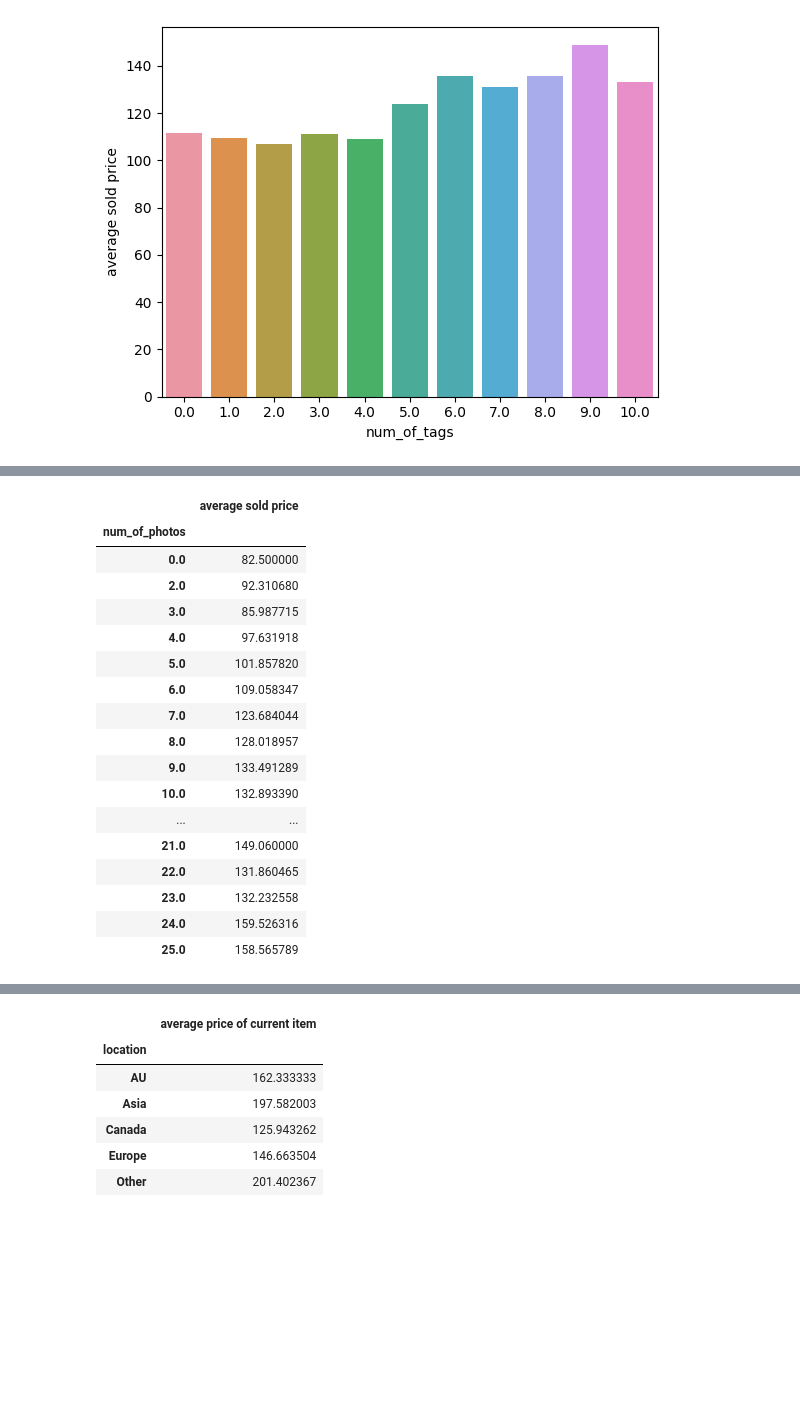
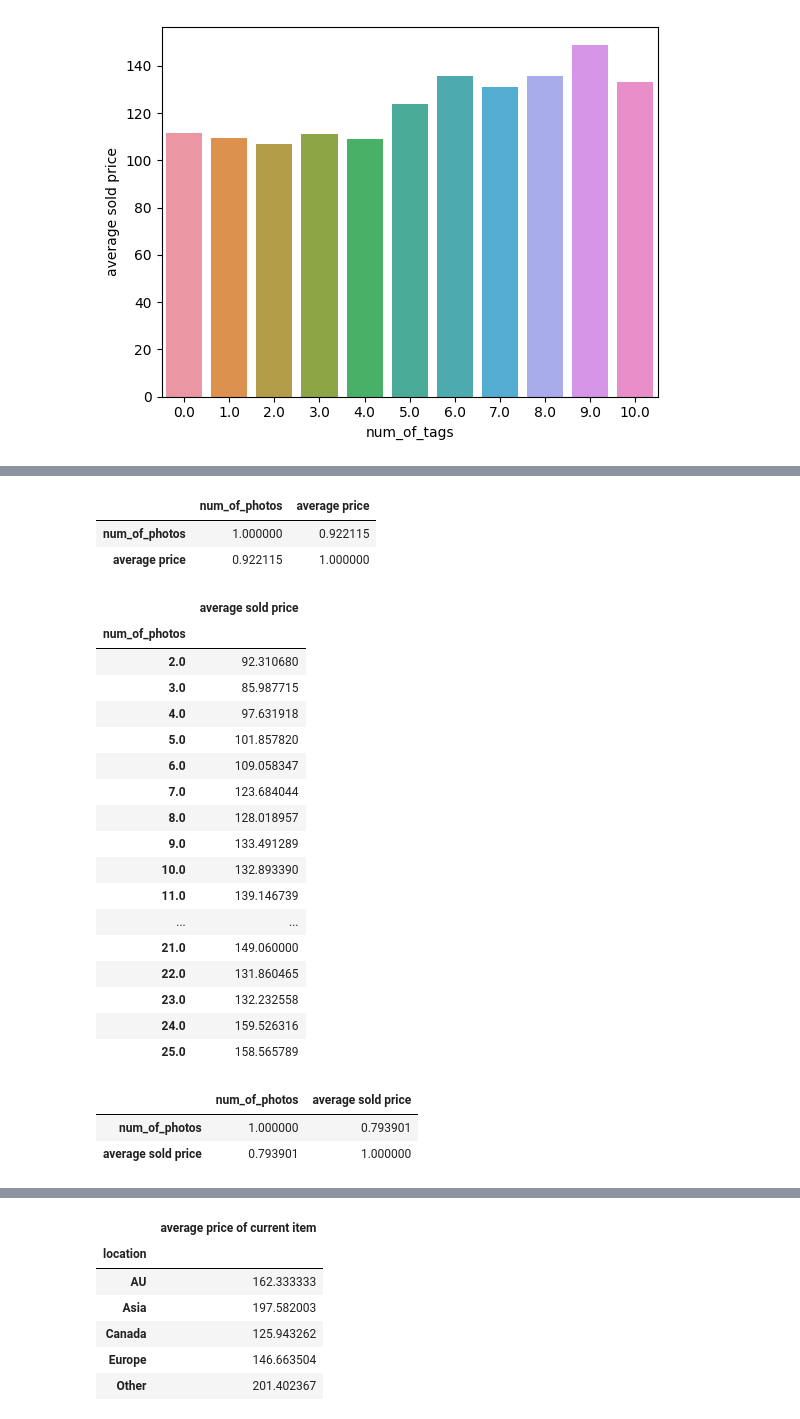
Before and after one commit to kgudalewski/grailed_sales_analysis, a Jupyter notebook: Grailed_data_initial_analysis.ipynb, the cells around one changed output, grey strips where cells are left out. Saved outputs shown, nothing was run; the diff lists cells and outputs as text; code cells hidden in the pictures; blank space fills up the shorter version.

```diff
--- a/Grailed_data_initial_analysis.ipynb
+++ b/Grailed_data_initial_analysis.ipynb
@@ -167,0 +310,2 @@ measurements issue
+# %%
+df = pd.concat([df,mlb_designers_df],axis=1).drop(columns=["designers"])
@@ -167,0 +348,2 @@ measurements issue
+# %%
+df.description = df.description.apply(lambda x:len(x))
@@ -167,0 +379,2 @@ measurements issue
+# %%
+df = df.drop(columns=["description"])
@@ -230,4 +451,5 @@ num_of_photo issue
 # %%
+df.num_of_photos = df.loc[df.num_of_photos > 0].num_of_photos
 df.num_of_photos.value_counts()
 #TODO have to delete rows with zero photo
 # %% [output]
@@ -279,10 +496,16 @@ sns.barplot(data=num_of_photos_df, x = num_of_photos_df.index, y = "average pric
+# %%
+num_of_photos_df.reset_index().corr()
+# %% [output]
+|  | num_of_photos | average price |
+| num_of_photos | 1.000000 | 0.922115 |
+| average price | 0.922115 | 1.000000 |
 # %%
 num_of_photos_df = pd.DataFrame(df.groupby(by="num_of_photos").sold_price.mean()).rename(columns = {"sold_price": "average sold price"})
+y2 = num_of_photos_df.iloc[:,0]
 num_of_photos_df
 # %% [output]
 |  | average sold price |
 | num_of_photos |  |
-| 0.0 | 82.500000 |
 | 2.0 | 92.310680 |
 | 3.0 | 85.987715 |
 | 4.0 | 97.631918 |
@@ -292,11 +515,18 @@ num_of_photos_df
 | 8.0 | 128.018957 |
 | 9.0 | 133.491289 |
 | 10.0 | 132.893390 |
+| 11.0 | 139.146739 |
 | ... | ... |
 | 21.0 | 149.060000 |
 | 22.0 | 131.860465 |
 | 23.0 | 132.232558 |
 | 24.0 | 159.526316 |
 | 25.0 | 158.565789 |
+# %%
+num_of_photos_df.reset_index().corr()
+# %% [output]
+|  | num_of_photos | average sold price |
+| num_of_photos | 1.000000 | 0.793901 |
+| average sold price | 0.793901 | 1.000000 |
 # %%
 plt.figure(figsize = [12,5])
```
Also changed, not shown: parts of 97 cells of this notebook.
